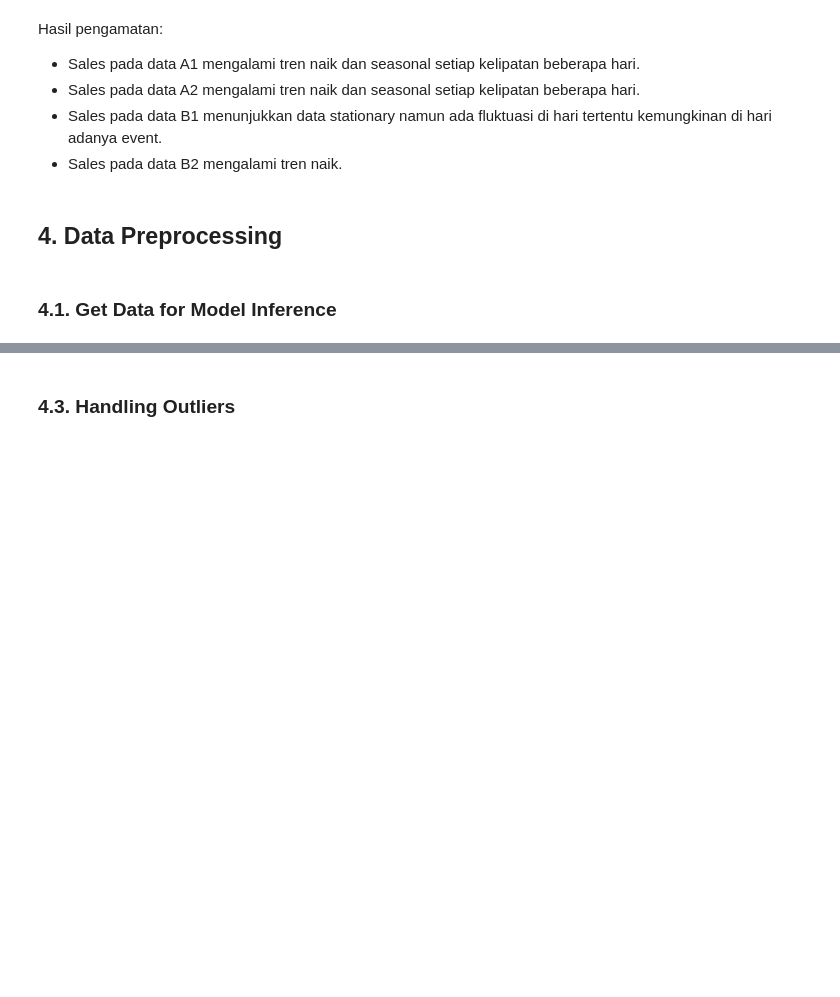
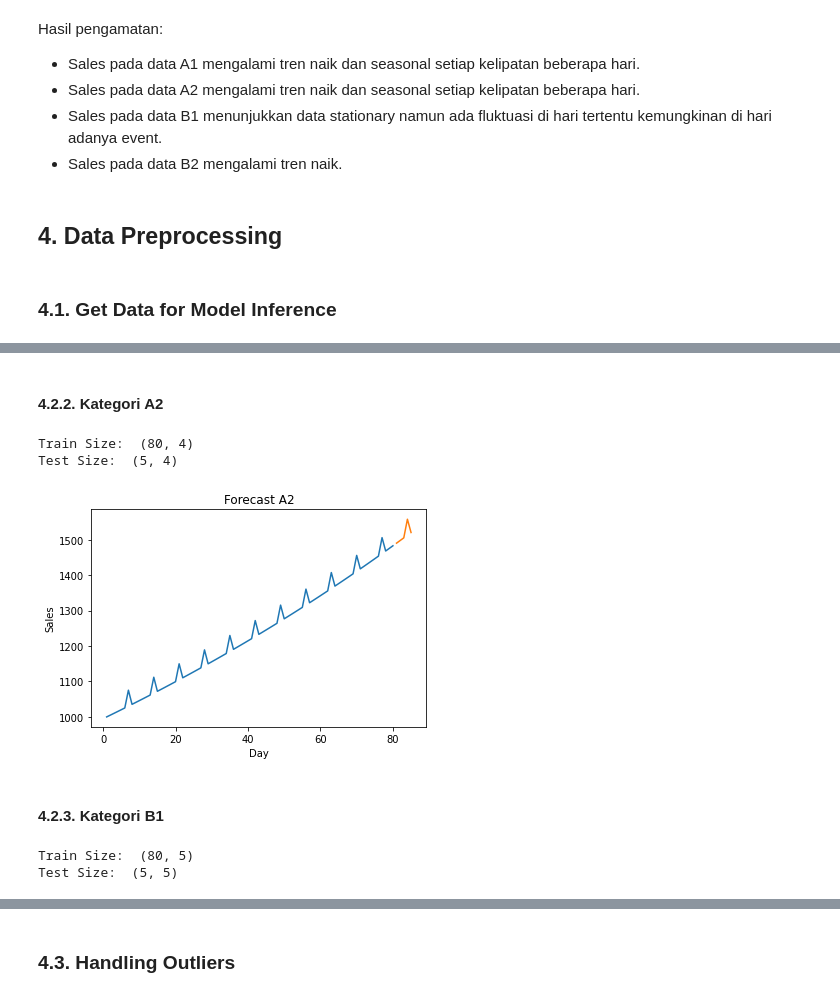
Before and after one commit to WennyCS/Data-Science-Hacktiv8, a Jupyter notebook: Forecasting_Model_for_Kalbe.ipynb, the cells around one changed output, grey strips where cells are left out. Cells and saved outputs as stored; diff of their text form; code cells hidden in the pictures; blank space fills up the shorter version.

```diff
--- a/Forecasting_Model_for_Kalbe.ipynb
+++ b/Forecasting_Model_for_Kalbe.ipynb
@@ -383,0 +469,9 @@ Hasil pengamatan:
+# %%
+# mengambil data sebagian data A2 untuk inferencing
+data_A2_infer= data_A2.tail()
+
+# mengeluarkan bagian data tersebut
+data_A2 = data_A2.drop(data_A2.tail().index)
+
+# melihat ukuran data untuk inferencing dan data untuk train & test
+data_A2_infer.shape, data_A2.shape
@@ -385,0 +658,36 @@ Hasil pengamatan:
+# %% [markdown]
+#### 4.2.2. Kategori A2
+# %%
+# split train dan test dari Data A2
+data_A2_train = data_A2[0:80]
+data_A2_test = data_A2[80:]
+
+# memeriksa ukuran train dan test dari Data A2
+print('Train Size: ', data_A2_train.shape)
+print('Test Size: ', data_A2_test.shape)
+# %% [output]
+Train Size:  (80, 4)
+Test Size:  (5, 4)
+# %%
+# melihat grafik garis dari Data_A2_train dan Data_A2_test
+
+plt.title(label='Forecast A2')
+sns.lineplot(data=data_A2_train, x='Day', y='Sales')
+sns.lineplot(data=data_A2_test, x='Day', y='Sales')
+
+plt.show()
+# %% [output]
+[figure, added]
+# %% [markdown]
+#### 4.2.3. Kategori B1
+# %%
+# split train dan test dari Data B1
+data_B1_train = data_B1[0:80]
+data_B1_test = data_B1[80:]
+
+# memeriksa ukuran train dan test dari Data B1
+print('Train Size: ', data_B1_train.shape)
+print('Test Size: ', data_B1_test.shape)
+# %% [output]
+Train Size:  (80, 5)
+Test Size:  (5, 5)
```
Also changed, not shown: parts of 104 cells of this notebook.
